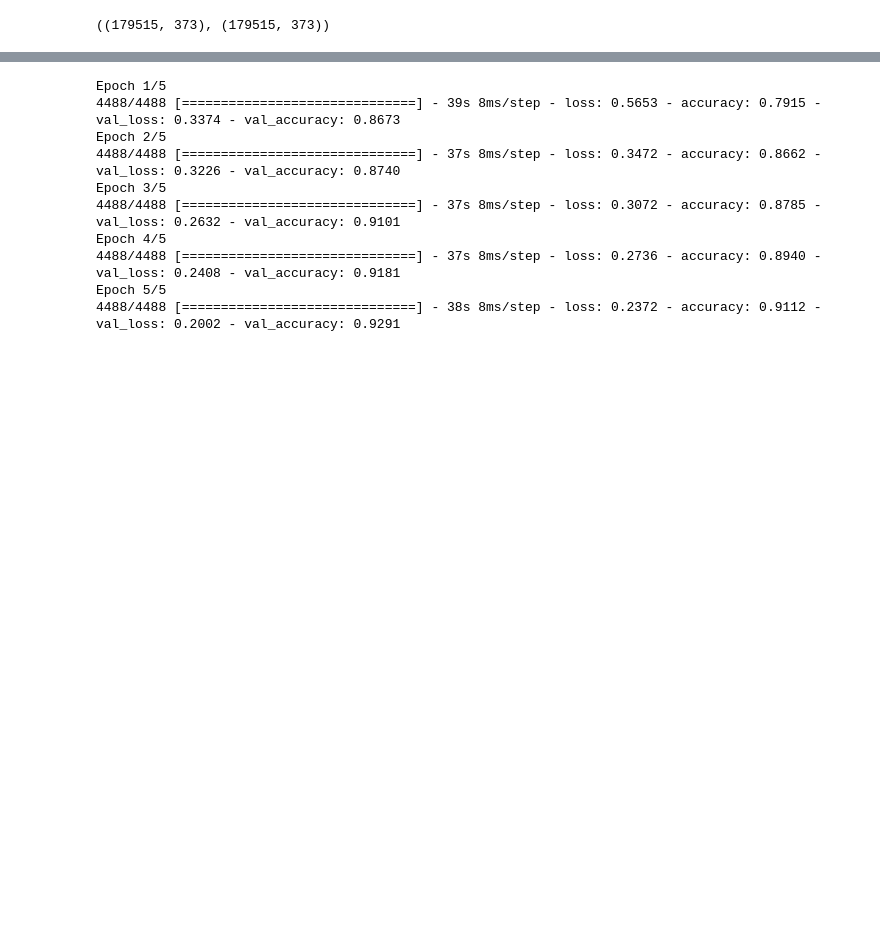
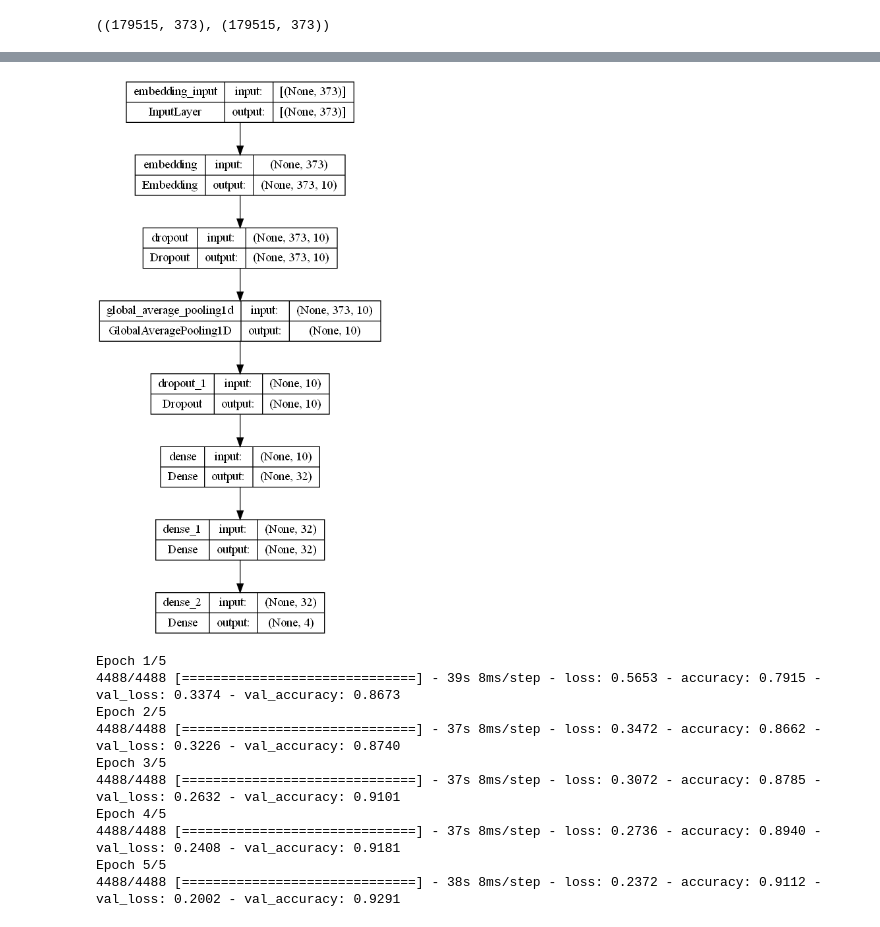
Before and after one commit to Nihal-Srivastava05/AI-Based-Firewall, a Jupyter notebook: Notebooks/URL Classification.ipynb, the cells around one changed output, grey strips where cells are left out. Saved outputs shown, nothing was run; the diff lists cells and outputs as text; code cells hidden in the pictures; blank space fills up the shorter version.

```diff
--- a/Notebooks/URL Classification.ipynb
+++ b/Notebooks/URL Classification.ipynb
@@ -794,6 +814,10 @@ Total params: 4,643,770
 Trainable params: 4,643,770
 Non-trainable params: 0
 _________________________________________________________________
+# %%
+plot_model(model, to_file="../Models/url_embedding_arch.png", show_shapes=True)
+# %% [output]
+[figure, added]
 # %%
 model.compile(optimizer='adam', loss='categorical_crossentropy', metrics=['accuracy'])
 # %%
```
Also changed, not shown: parts of 36 cells of this notebook, 4 other files.
